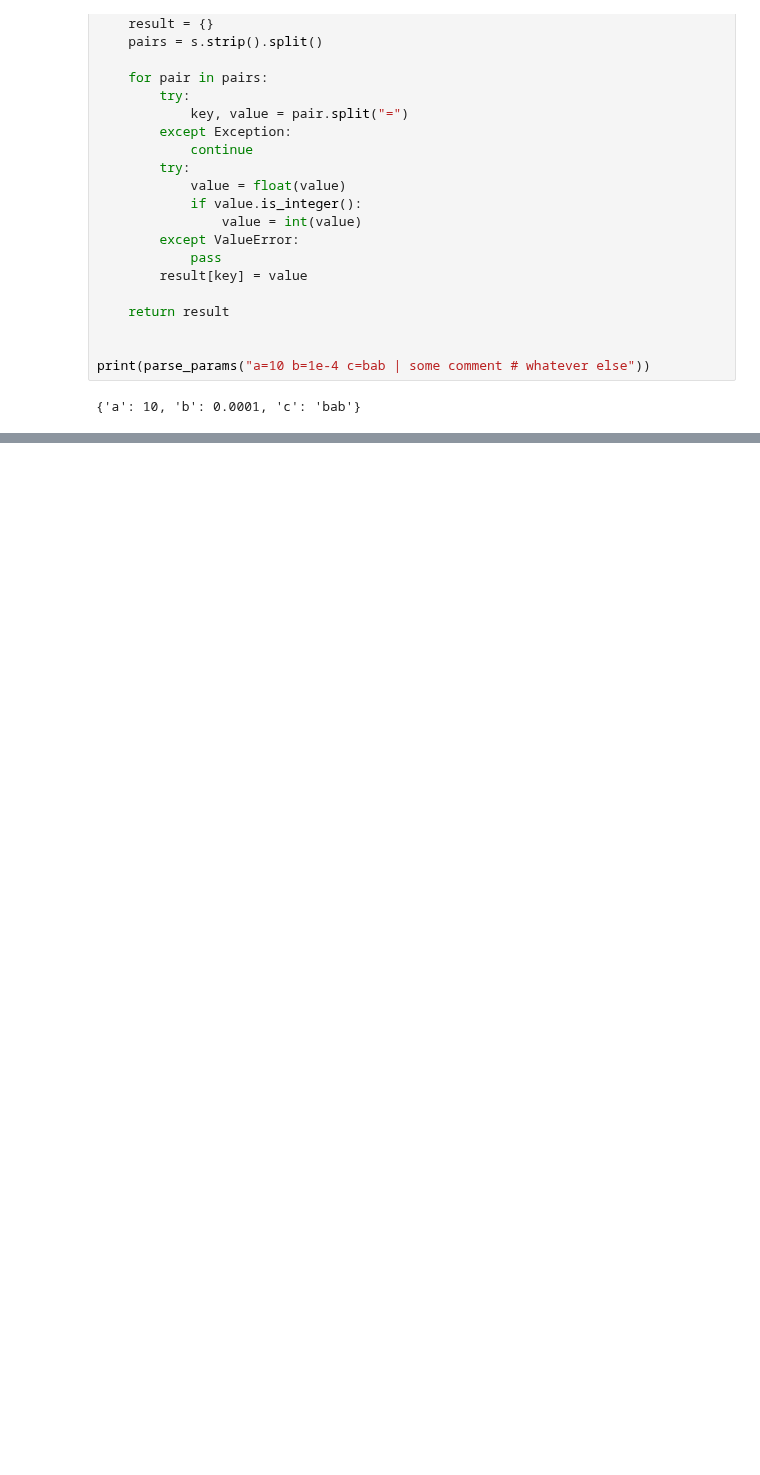
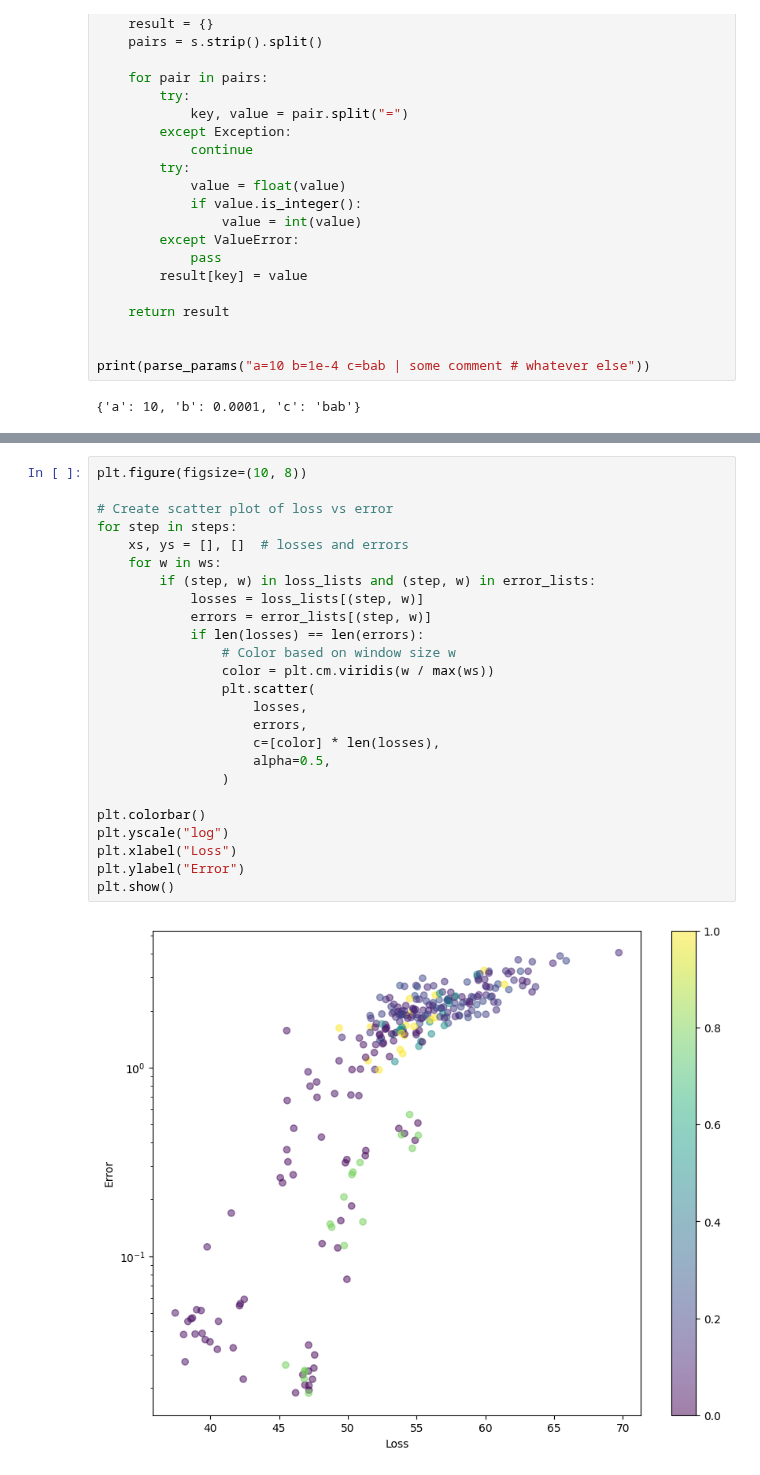
Before and after one commit to msh2481/gud, a Jupyter notebook: report.ipynb, the cells around one changed output, grey strips where cells are left out. Drawn from its saved outputs; the diff is of its cells as text; blank space fills up the shorter version.

```diff
--- a/report.ipynb
+++ b/report.ipynb
@@ -132,3 +183,30 @@ plt.show()
+# %%
+plt.figure(figsize=(10, 8))
+
+# Create scatter plot of loss vs error
+for step in steps:
+    xs, ys = [], []  # losses and errors
+    for w in ws:
+        if (step, w) in loss_lists and (step, w) in error_lists:
+            losses = loss_lists[(step, w)]
+            errors = error_lists[(step, w)]
+            if len(losses) == len(errors):
+                # Color based on window size w
+                color = plt.cm.viridis(w / max(ws))
+                plt.scatter(
+                    losses,
+                    errors,
+                    c=[color] * len(losses),
+                    alpha=0.5,
+                )
+
+plt.colorbar()
+plt.yscale("log")
+plt.xlabel("Loss")
+plt.ylabel("Error")
+plt.show()
+# %% [output]
+[figure, added]
 # %%
 import matplotlib.pyplot as plt
 import numpy as np
```
Also changed, not shown: parts of 7 cells of this notebook, 3 other files.
